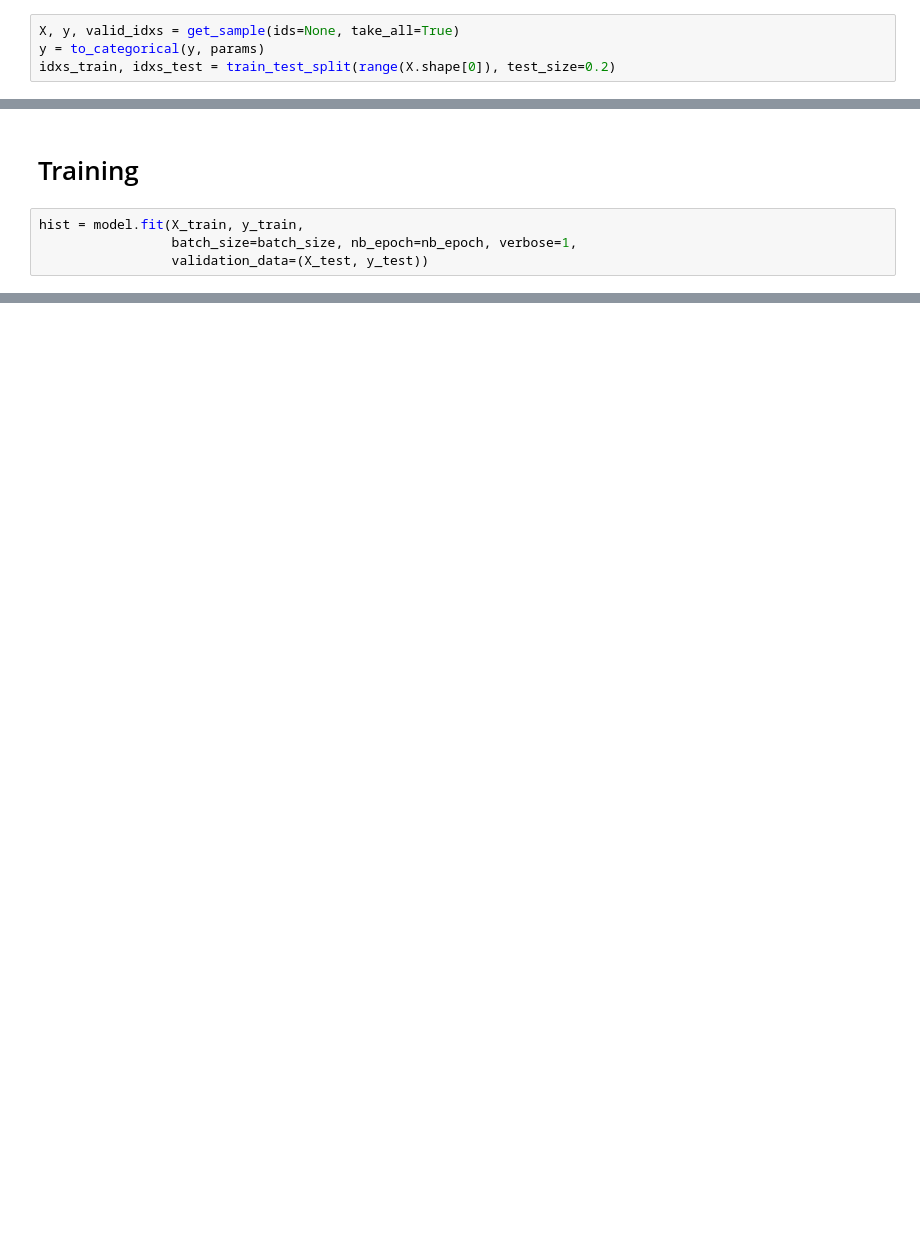
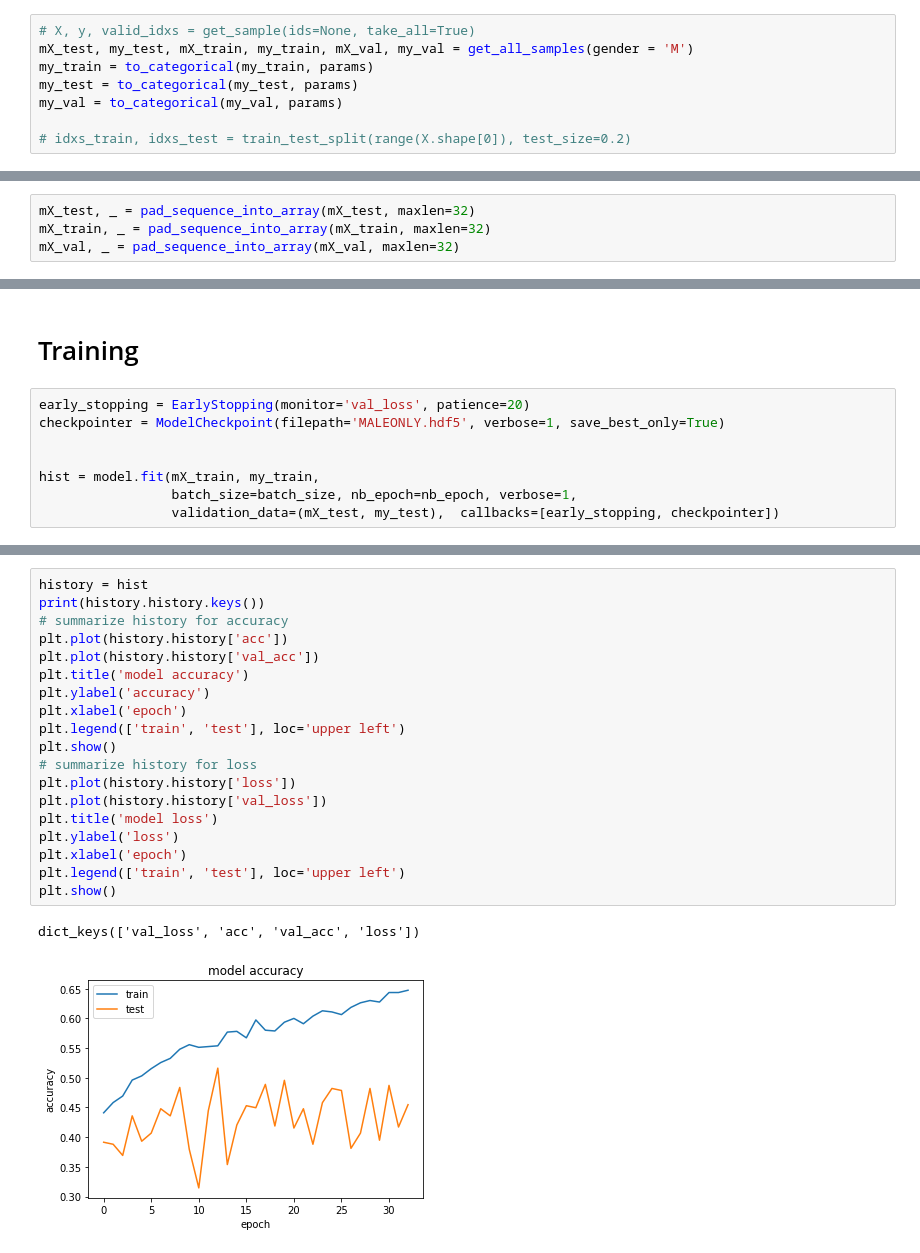
Before and after one commit to gabber1/emotion_recognition, a Jupyter notebook: code/notebooks/one_label.ipynb, the cells around one changed output, grey strips where cells are left out. Cells and saved outputs as stored; diff of their text form; blank space fills up the shorter version.

Commit message:
Only run one_label

```diff
--- a/code/notebooks/one_label.ipynb
+++ b/code/notebooks/one_label.ipynb
@@ -137,6 +135,10 @@ model.summary()
 # %% [markdown]
 # Data preparation
 # %%
-X, y, valid_idxs = get_sample(ids=None, take_all=True)
-y = to_categorical(y, params)
-idxs_train, idxs_test = train_test_split(range(X.shape[0]), test_size=0.2)
+# X, y, valid_idxs = get_sample(ids=None, take_all=True)
+mX_test, my_test, mX_train, my_train, mX_val, my_val = get_all_samples(gender = 'M')
+my_train = to_categorical(my_train, params)
+my_test = to_categorical(my_test, params)
+my_val = to_categorical(my_val, params)
+
+# idxs_train, idxs_test = train_test_split(range(X.shape[0]), test_size=0.2)
@@ -145 +147,5 @@ X, _ = pad_sequence_into_array(X, maxlen=78)
+# %%
+mX_test, _ = pad_sequence_into_array(mX_test, maxlen=32)
+mX_train, _ = pad_sequence_into_array(mX_train, maxlen=32)
+mX_val, _ = pad_sequence_into_array(mX_val, maxlen=32)
 # %%
@@ -148,6 +167,10 @@ y_train, y_test = y[idxs_train], y[idxs_test]
 # %% [markdown]
 # Training
-# %%
-hist = model.fit(X_train, y_train,
-                 batch_size=batch_size, nb_epoch=nb_epoch, verbose=1,
-                 validation_data=(X_test, y_test))
+# %%
+early_stopping = EarlyStopping(monitor='val_loss', patience=20)
+checkpointer = ModelCheckpoint(filepath='MALEONLY.hdf5', verbose=1, save_best_only=True)
+
+
+hist = model.fit(mX_train, my_train,
+                 batch_size=batch_size, nb_epoch=nb_epoch, verbose=1,
+                 validation_data=(mX_test, my_test),  callbacks=[early_stopping, checkpointer])
@@ -153,0 +195,22 @@ hist = model.fit(X_train, y_train,
+# %%
+history = hist
+print(history.history.keys())
+# summarize history for accuracy
+plt.plot(history.history['acc'])
+plt.plot(history.history['val_acc'])
+plt.title('model accuracy')
+plt.ylabel('accuracy')
+plt.xlabel('epoch')
+plt.legend(['train', 'test'], loc='upper left')
+plt.show()
+# summarize history for loss
+plt.plot(history.history['loss'])
+plt.plot(history.history['val_loss'])
+plt.title('model loss')
+plt.ylabel('loss')
+plt.xlabel('epoch')
+plt.legend(['train', 'test'], loc='upper left')
+plt.show()
+# %% [output]
+dict_keys(['val_loss', 'acc', 'val_acc', 'loss'])
+[figure, added]
```
Also changed, not shown: parts of 12 cells of this notebook, 5 other files.
